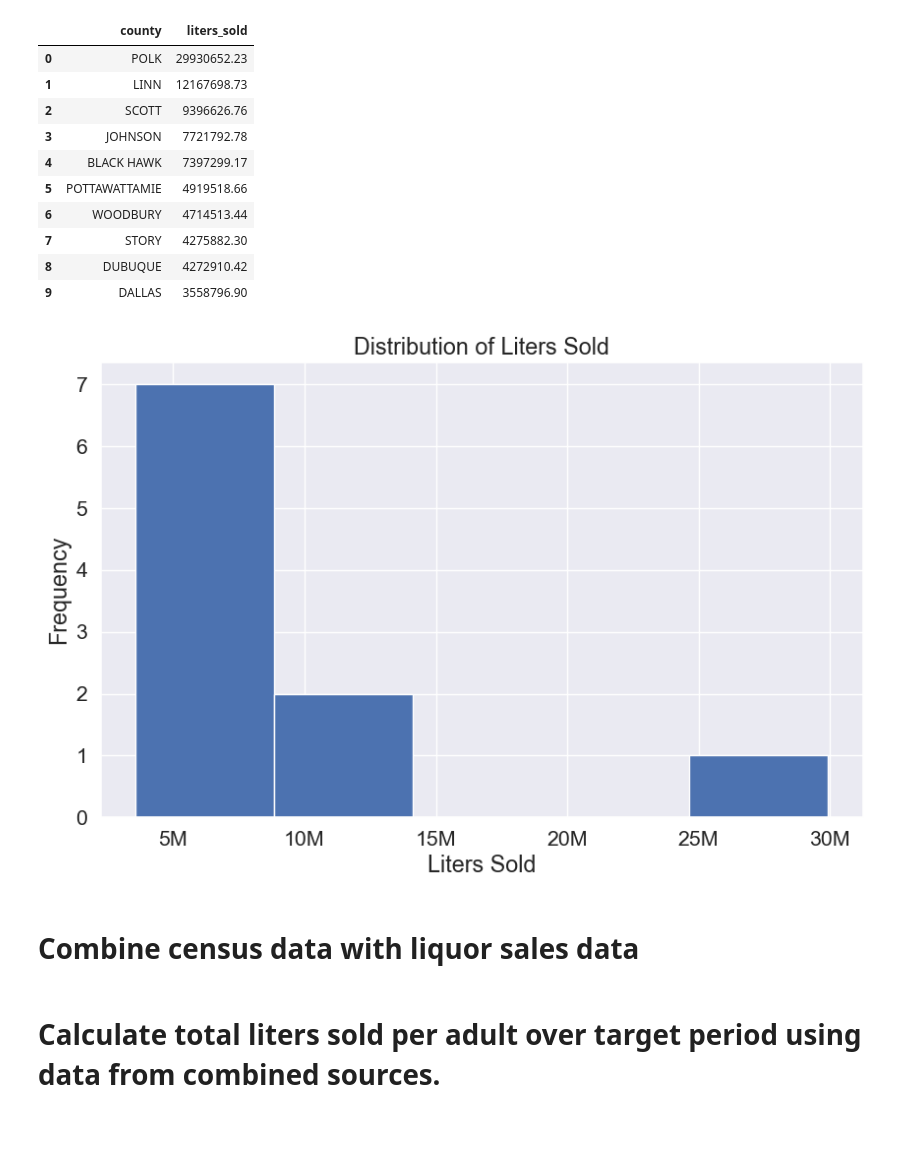
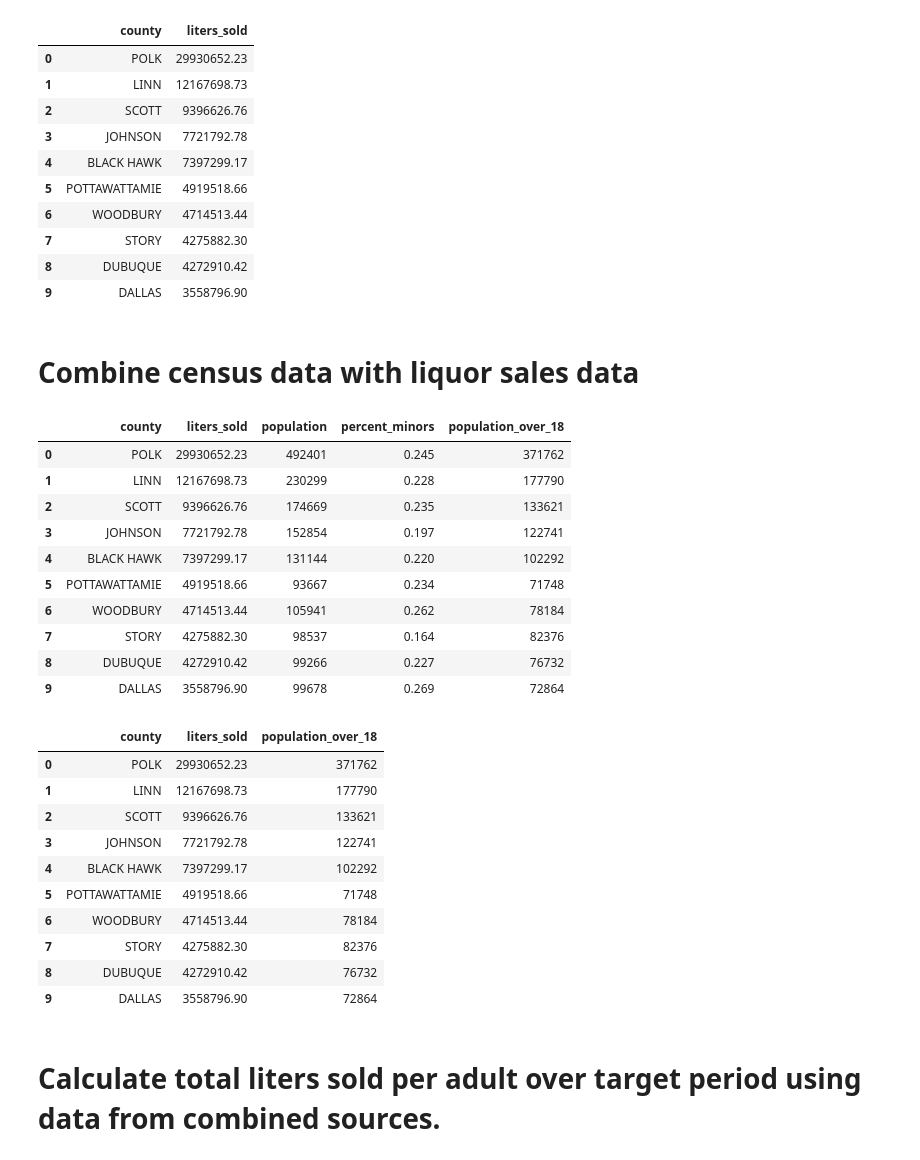
Before and after one commit to amoutafian/iowa_liquor_project, a Jupyter notebook: Iowa _liquor_exploratory_analysis.ipynb, the cells around one changed output. Cells and saved outputs as stored; diff of their text form; code cells hidden in the pictures; blank space fills up the shorter version.

```diff
--- a/Iowa _liquor_exploratory_analysis.ipynb
+++ b/Iowa _liquor_exploratory_analysis.ipynb
@@ -126,30 +125,37 @@ liters_per_county_df
 | 7 | STORY | 4275882.30 |
 | 8 | DUBUQUE | 4272910.42 |
 | 9 | DALLAS | 3558796.90 |
-# %%
-# Plotting the histogram
-plt.figure(figsize=(10, 6))  # Optional: Specifies the figure size
-liters_per_county_df['liters_sold'].hist(bins=5)  # 'bins' controls the number of bins
-
-plt.title('Distribution of Liters Sold')  # Setting the title of the histogram
-plt.xlabel('Liters Sold')  # Label for the x-axis
-plt.ylabel('Frequency')  # Label for the y-axis
-
-# Custom formatter function to reformat tick values
-def reformat_large_tick_values(tick_val, pos):
-    if tick_val >= 1000000:
-        val = int(tick_val / 1000000)
-        return f'{val}M'
-    else:
-        return tick_val
-plt.gca().xaxis.set_major_formatter(ticker.FuncFormatter(reformat_large_tick_values))
-
-plt.show()  # Displays the plot
-# %% [output]
-[figure, removed]
 # %% [markdown]
 # Combine census data with liquor sales data
 # %%
-pd.merge(liters_per_county_df
+liters_sold_and_adult_pop_df = pd.merge(liters_per_county_df, census_data_df, on= 'county')
+liters_sold_and_adult_pop_df
+# %% [output]
+|  | county | liters_sold | population | percent_minors | population_over_18 |
+| 0 | POLK | 29930652.23 | 492401 | 0.245 | 371762 |
+| 1 | LINN | 12167698.73 | 230299 | 0.228 | 177790 |
+| 2 | SCOTT | 9396626.76 | 174669 | 0.235 | 133621 |
+| 3 | JOHNSON | 7721792.78 | 152854 | 0.197 | 122741 |
+| 4 | BLACK HAWK | 7397299.17 | 131144 | 0.220 | 102292 |
+| 5 | POTTAWATTAMIE | 4919518.66 | 93667 | 0.234 | 71748 |
+| 6 | WOODBURY | 4714513.44 | 105941 | 0.262 | 78184 |
+| 7 | STORY | 4275882.30 | 98537 | 0.164 | 82376 |
+| 8 | DUBUQUE | 4272910.42 | 99266 | 0.227 | 76732 |
+| 9 | DALLAS | 3558796.90 | 99678 | 0.269 | 72864 |
+# %%
+liters_sold_and_adult_pop_df = liters_sold_and_adult_pop_df.drop(['percent_minors', 'population'], axis = 1)
+liters_sold_and_adult_pop_df
+# %% [output]
+|  | county | liters_sold | population_over_18 |
+| 0 | POLK | 29930652.23 | 371762 |
+| 1 | LINN | 12167698.73 | 177790 |
+| 2 | SCOTT | 9396626.76 | 133621 |
+| 3 | JOHNSON | 7721792.78 | 122741 |
+| 4 | BLACK HAWK | 7397299.17 | 102292 |
+| 5 | POTTAWATTAMIE | 4919518.66 | 71748 |
+| 6 | WOODBURY | 4714513.44 | 78184 |
+| 7 | STORY | 4275882.30 | 82376 |
+| 8 | DUBUQUE | 4272910.42 | 76732 |
+| 9 | DALLAS | 3558796.90 | 72864 |
 # %% [markdown]
 # Calculate total liters sold per adult over target period using data from combined sources.
```
Also changed, not shown: parts of 15 cells of this notebook.
